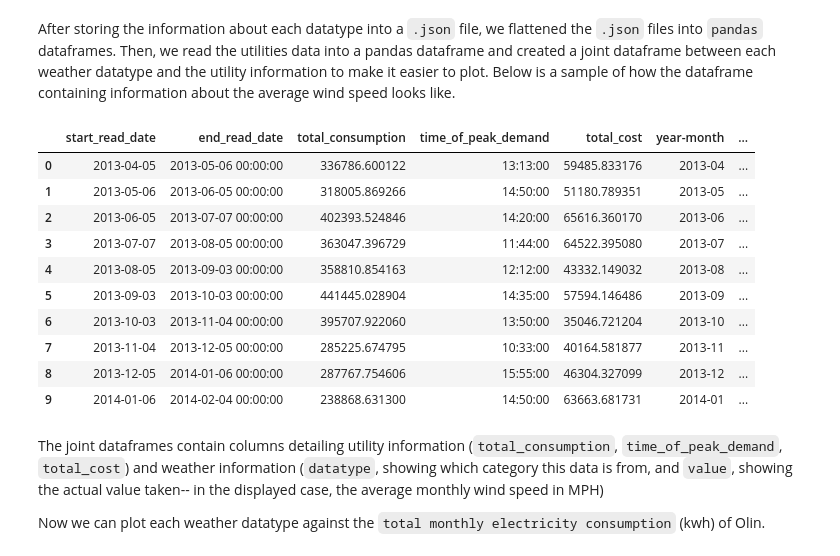
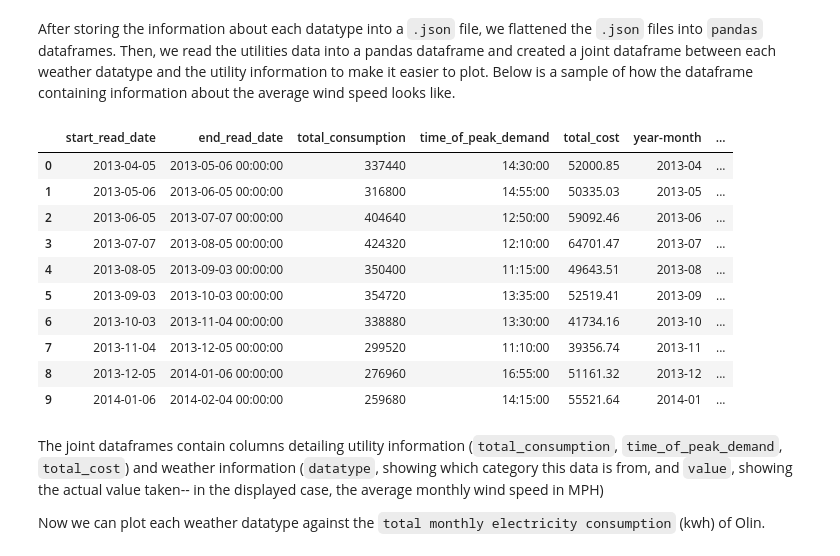
Before and after one commit to cory0417/weather-olin-utilities, a Jupyter notebook: computational_essay_full.ipynb, the cells around one changed output. Saved outputs shown, nothing was run; the diff lists cells and outputs as text; code cells hidden in the pictures.

```diff
--- a/computational_essay_full.ipynb
+++ b/computational_essay_full.ipynb
@@ -40,7 +40,11 @@ The autoreload extension is already loaded. To reload it, use:
 # %%
 from os import path
 from functions_manage_data import tidy_data
-if path.isfile("data/electricity_FY13_23.csv"):
+
+PATH_UTILITY = "data/electricity_FY13_23.csv"
+PATH_UTILITY_JITTERED = "data/electricity_FY13_23_jittered.csv"
+
+if path.isfile(PATH_UTILITY) or path.isfile(PATH_UTILITY_JITTERED):
     print("The utility data is ready!")
 else:
     tidy_data("data/FY23_Electric_Data_Campus_Houses_edited.xlsx")
@@ -52,7 +56,11 @@ Here's a sample of how it looked after processing:
 import pandas as pd
 from IPython.display import HTML
 
-df_electric_long = pd.read_csv("data/electricity_FY13_23_jittered.csv")
-display(HTML(df_electric_long.head(10).to_html()))
+try:
+    df_util = pd.read_csv(PATH_UTILITY)
+except FileNotFoundError:
+    df_util = pd.read_csv(PATH_UTILITY_JITTERED)
+
+display(HTML(df_util.head(10).to_html()))
 # %% [output]
 |  | start_read_date | end_read_date | total_consumption | time_of_peak_demand | total_cost |
@@ -161,28 +169,27 @@ After storing the information about each datatype into a `.json` file, we flatte
 # %%
 from functions_manage_data import flatten_json, join_dataframes
 
 df_avg_temp = flatten_json("TAVG")
 df_total_prcp = flatten_json("PRCP")
 df_avg_wind = flatten_json("AWND")
-df_util = pd.read_csv("./data/electricity_FY13_23_jittered.csv")
 
 df_util_wind = join_dataframes(df_avg_wind, df_util)
 df_util_temp = join_dataframes(df_avg_temp, df_util)
 df_util_prcp = join_dataframes(df_total_prcp, df_util)
 
 display(HTML(df_util_wind.head(10).to_html()))
 # %% [output]
 |  | start_read_date | end_read_date | total_consumption | time_of_peak_demand | total_cost | year-month | ... |
-| 0 | 2013-04-05 | 2013-05-06 00:00:00 | 336786.600122 | 13:13:00 | 59485.833176 | 2013-04 | ... |
-| 1 | 2013-05-06 | 2013-06-05 00:00:00 | 318005.869266 | 14:50:00 | 51180.789351 | 2013-05 | ... |
-| 2 | 2013-06-05 | 2013-07-07 00:00:00 | 402393.524846 | 14:20:00 | 65616.360170 | 2013-06 | ... |
-| 3 | 2013-07-07 | 2013-08-05 00:00:00 | 363047.396729 | 11:44:00 | 64522.395080 | 2013-07 | ... |
-| 4 | 2013-08-05 | 2013-09-03 00:00:00 | 358810.854163 | 12:12:00 | 43332.149032 | 2013-08 | ... |
-| 5 | 2013-09-03 | 2013-10-03 00:00:00 | 441445.028904 | 14:35:00 | 57594.146486 | 2013-09 | ... |
-| 6 | 2013-10-03 | 2013-11-04 00:00:00 | 395707.922060 | 13:50:00 | 35046.721204 | 2013-10 | ... |
-| 7 | 2013-11-04 | 2013-12-05 00:00:00 | 285225.674795 | 10:33:00 | 40164.581877 | 2013-11 | ... |
-| 8 | 2013-12-05 | 2014-01-06 00:00:00 | 287767.754606 | 15:55:00 | 46304.327099 | 2013-12 | ... |
-| 9 | 2014-01-06 | 2014-02-04 00:00:00 | 238868.631300 | 14:50:00 | 63663.681731 | 2014-01 | ... |
+| 0 | 2013-04-05 | 2013-05-06 00:00:00 | 337440 | 14:30:00 | 52000.85 | 2013-04 | ... |
+| 1 | 2013-05-06 | 2013-06-05 00:00:00 | 316800 | 14:55:00 | 50335.03 | 2013-05 | ... |
+| 2 | 2013-06-05 | 2013-07-07 00:00:00 | 404640 | 12:50:00 | 59092.46 | 2013-06 | ... |
+| 3 | 2013-07-07 | 2013-08-05 00:00:00 | 424320 | 12:10:00 | 64701.47 | 2013-07 | ... |
+| 4 | 2013-08-05 | 2013-09-03 00:00:00 | 350400 | 11:15:00 | 49643.51 | 2013-08 | ... |
+| 5 | 2013-09-03 | 2013-10-03 00:00:00 | 354720 | 13:35:00 | 52519.41 | 2013-09 | ... |
+| 6 | 2013-10-03 | 2013-11-04 00:00:00 | 338880 | 13:30:00 | 41734.16 | 2013-10 | ... |
+| 7 | 2013-11-04 | 2013-12-05 00:00:00 | 299520 | 11:10:00 | 39356.74 | 2013-11 | ... |
+| 8 | 2013-12-05 | 2014-01-06 00:00:00 | 276960 | 16:55:00 | 51161.32 | 2013-12 | ... |
+| 9 | 2014-01-06 | 2014-02-04 00:00:00 | 259680 | 14:15:00 | 55521.64 | 2014-01 | ... |
 # %% [markdown]
 The joint dataframes contain columns detailing utility information (`total_consumption`, `time_of_peak_demand`, `total_cost`) and weather information (`datatype`, showing which category this data is from, and `value`, showing the actual value taken-- in the displayed case, the average monthly wind speed in MPH)
 
```
Also changed, not shown: parts of 10 cells of this notebook, 1 other file.
